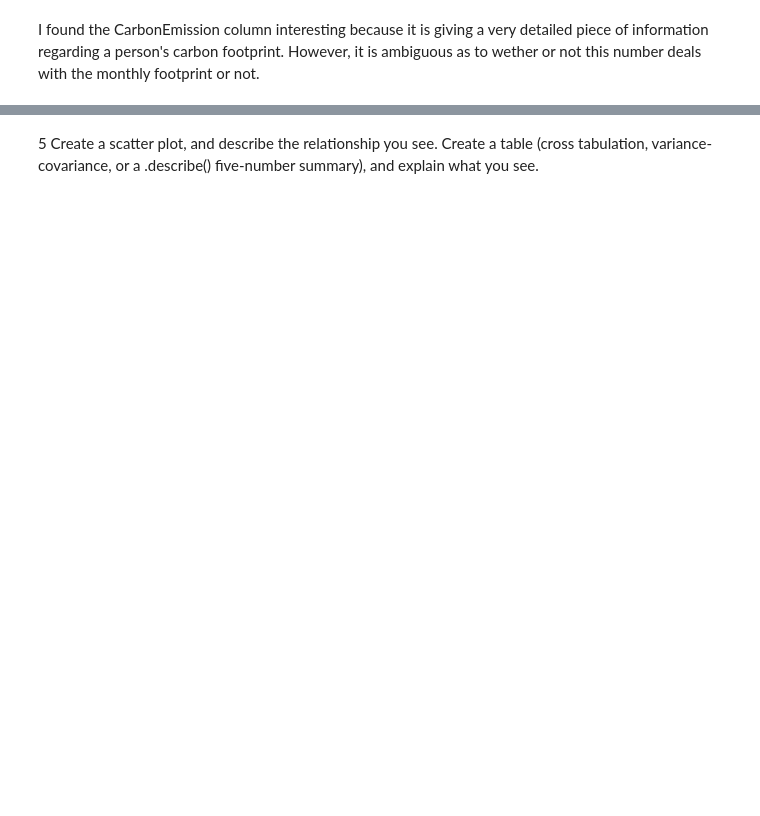
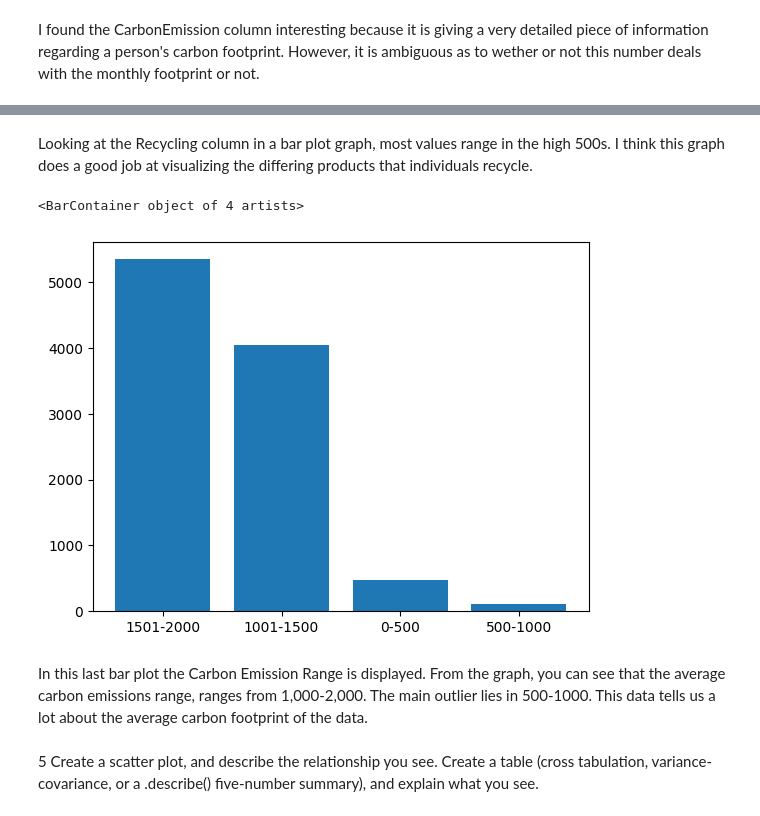
Before and after one commit to erinmoulton/visualization, a Jupyter notebook: assignment/assignment.ipynb, the cells around one changed output, grey strips where cells are left out. Drawn from its saved outputs; the diff is of its cells as text; code cells hidden in the pictures; blank space fills up the shorter version.

```diff
--- a/assignment/assignment.ipynb
+++ b/assignment/assignment.ipynb
@@ -286,3 +322,15 @@ Categories (4, object): ['0-1000' < '1000-2000' < '2000-3000' < '3000-4000']
+# %% [markdown]
+Looking at the Recycling column in a bar plot graph, most values range in the high 500s. I think this graph does a good job at visualizing the differing products that individuals recycle.
+# %%
+#Carbon Emissions Range
+df_graph = pd.Series(df['CarbonEmissionRange'])
+counts = df_graph.value_counts()
+plt.bar(counts.index, counts.values)
+# %% [output]
+<BarContainer object of 4 artists>
+[figure, added]
+# %% [markdown]
+In this last bar plot the Carbon Emission Range is displayed. From the graph, you can see that the average carbon emissions range, ranges from 1,000-2,000. The main outlier lies in 500-1000. This data tells us a lot about the average carbon footprint of the data.
 # %% [markdown]
 5 Create a scatter plot, and describe the relationship you see.
 Create a table (cross tabulation, variance-covariance, or a .describe() five-number summary), and explain what you see.
```
Also changed, not shown: parts of 15 cells of this notebook.
